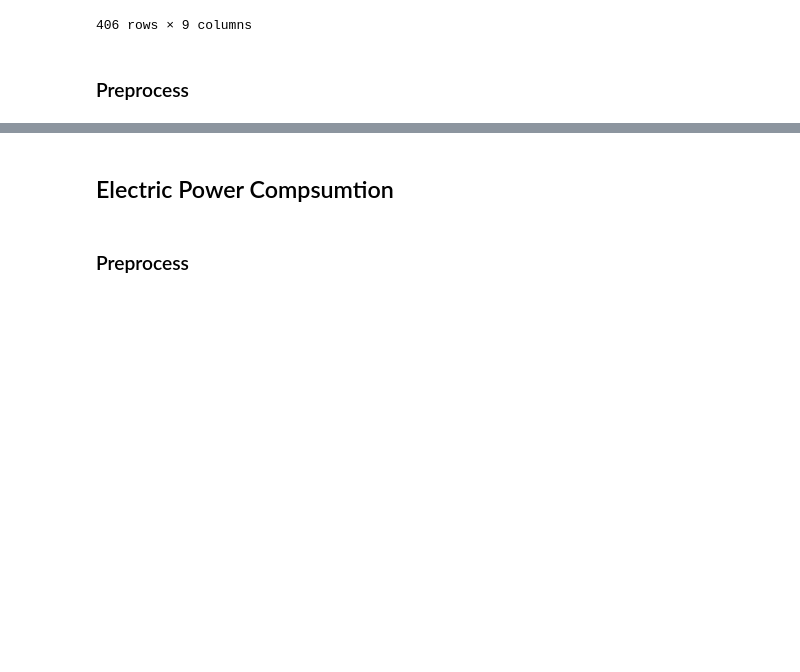
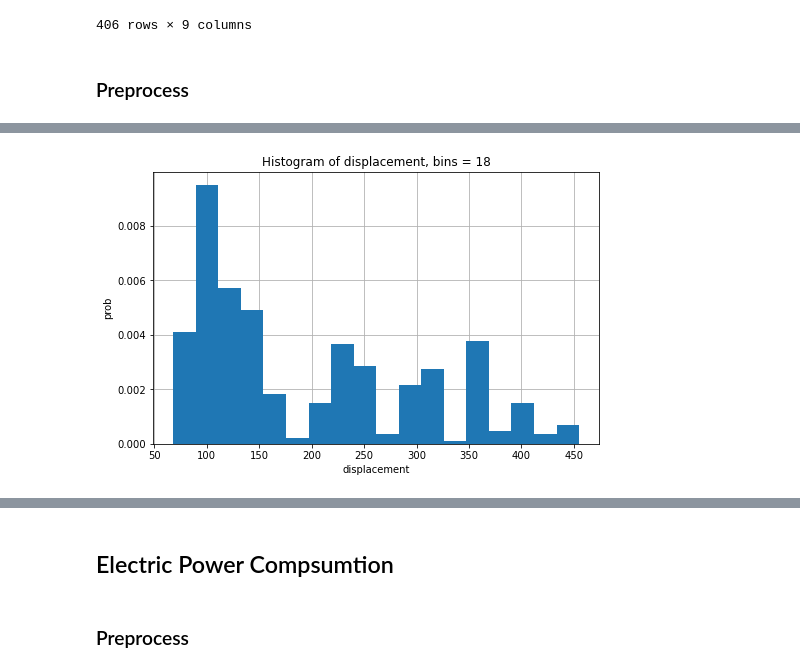
Before and after one commit to IrisStream/data-visualization, a Jupyter notebook: Lab3/sources/main.ipynb, the cells around one changed output, grey strips where cells are left out. Cells and saved outputs as stored; diff of their text form; code cells hidden in the pictures; blank space fills up the shorter version.

```diff
--- a/Lab3/sources/main.ipynb
+++ b/Lab3/sources/main.ipynb
@@ -87,0 +141,5 @@ car_mpg.head(30)
+# %%
+# displacement
+draw_hist('displacement', bins=18)
+# %% [output]
+[figure, added]
```
Also changed, not shown: parts of 33 cells of this notebook.
